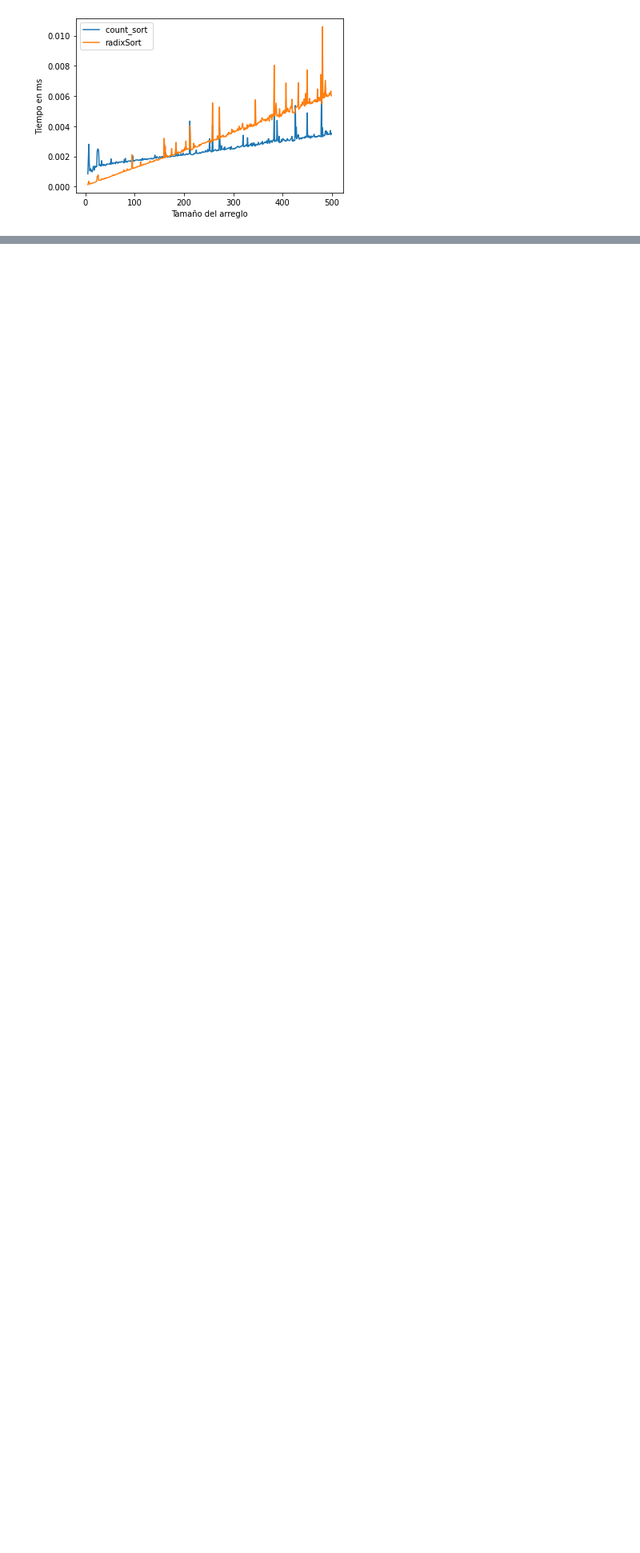
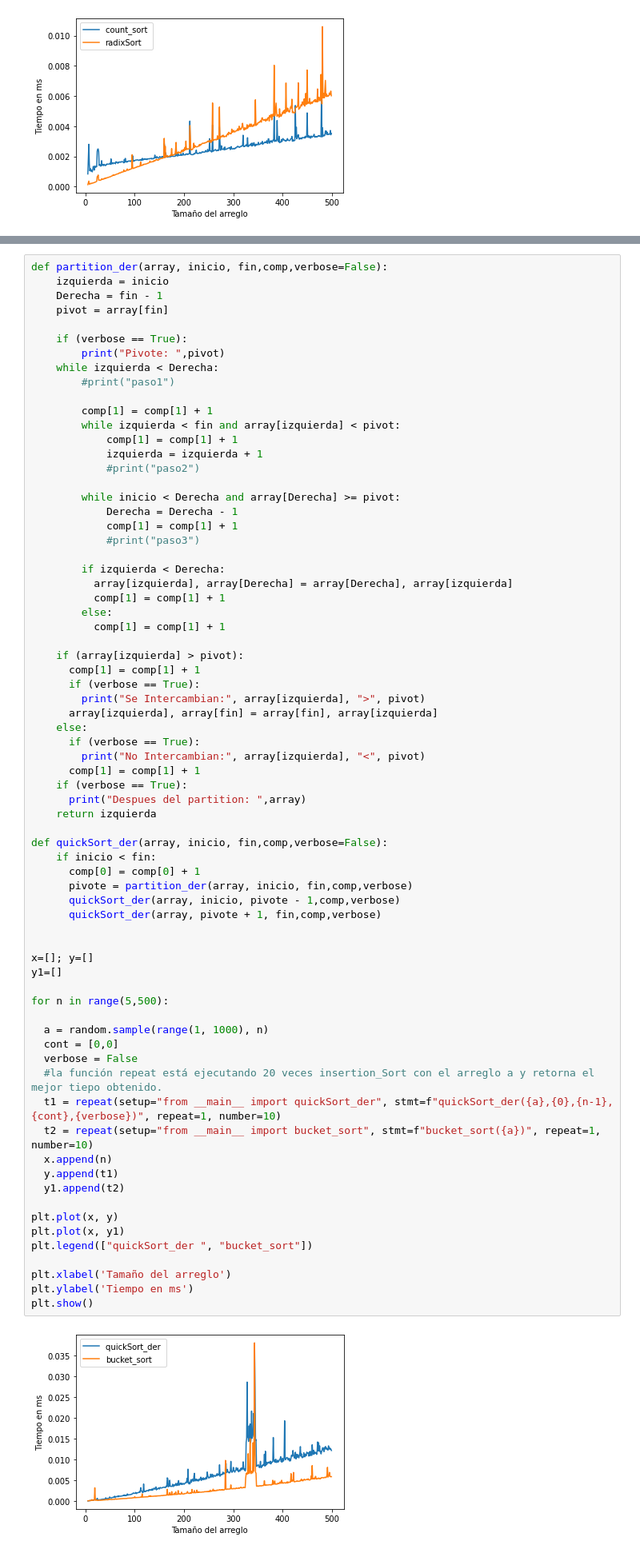
Before and after one commit to Repollo1000/ADA-Informes, a Jupyter notebook: Informe_Bucketsort.ipynb, the cells around one changed output, grey strips where cells are left out. Shown at 80% size. Saved outputs shown, nothing was run; the diff lists cells and outputs as text; blank space fills up the shorter version.

```diff
--- a/Informe_Bucketsort.ipynb
+++ b/Informe_Bucketsort.ipynb
@@ -383,0 +421,73 @@ plt.show()
+# %%
+def partition_der(array, inicio, fin,comp,verbose=False):
+    izquierda = inicio
+    Derecha = fin - 1
+    pivot = array[fin]
+
+    if (verbose == True):
+        print("Pivote: ",pivot)
+    while izquierda < Derecha:
+        #print("paso1")
+
+        comp[1] = comp[1] + 1
+        while izquierda < fin and array[izquierda] < pivot:
+            comp[1] = comp[1] + 1
+            izquierda = izquierda + 1
+            #print("paso2")
+
+        while inicio < Derecha and array[Derecha] >= pivot:
+            Derecha = Derecha - 1
+            comp[1] = comp[1] + 1
+            #print("paso3")
+
+        if izquierda < Derecha:
+          array[izquierda], array[Derecha] = array[Derecha], array[izquierda]
+          comp[1] = comp[1] + 1
+        else:
+          comp[1] = comp[1] + 1
+
+    if (array[izquierda] > pivot):
+      comp[1] = comp[1] + 1
+      if (verbose == True):
+        print("Se Intercambian:", array[izquierda], ">", pivot)
+      array[izquierda], array[fin] = array[fin], array[izquierda]
+    else:
+      if (verbose == True):
+        print("No Intercambian:", array[izquierda], "<", pivot)
+      comp[1] = comp[1] + 1
+    if (verbose == True):
+      print("Despues del partition: ",array)
+    return izquierda
+
+def quickSort_der(array, inicio, fin,comp,verbose=False):
+    if inicio < fin:
+      comp[0] = comp[0] + 1
+      pivote = partition_der(array, inicio, fin,comp,verbose)
+      quickSort_der(array, inicio, pivote - 1,comp,verbose)
+      quickSort_der(array, pivote + 1, fin,comp,verbose)
+
+
+x=[]; y=[]
+y1=[]
+
+for n in range(5,500):
+
+  a = random.sample(range(1, 1000), n)
+  cont = [0,0]
+  verbose = False
+  #la función repeat está ejecutando 20 veces insertion_Sort con el arreglo a y retorna el mejor tiepo obtenido.
+  t1 = repeat(setup="from __main__ import quickSort_der", stmt=f"quickSort_der({a},{0},{n-1},{cont},{verbose})", repeat=1, number=10)
+  t2 = repeat(setup="from __main__ import bucket_sort", stmt=f"bucket_sort({a})", repeat=1, number=10)
+  x.append(n)
+  y.append(t1)
+  y1.append(t2)
+
+plt.plot(x, y)
+plt.plot(x, y1)
+plt.legend(["quickSort_der ", "bucket_sort"])
+
+plt.xlabel('Tamaño del arreglo')
+plt.ylabel('Tiempo en ms')
+plt.show()
+# %% [output]
+[figure, added]
```
Also changed, not shown: parts of 15 cells of this notebook.
